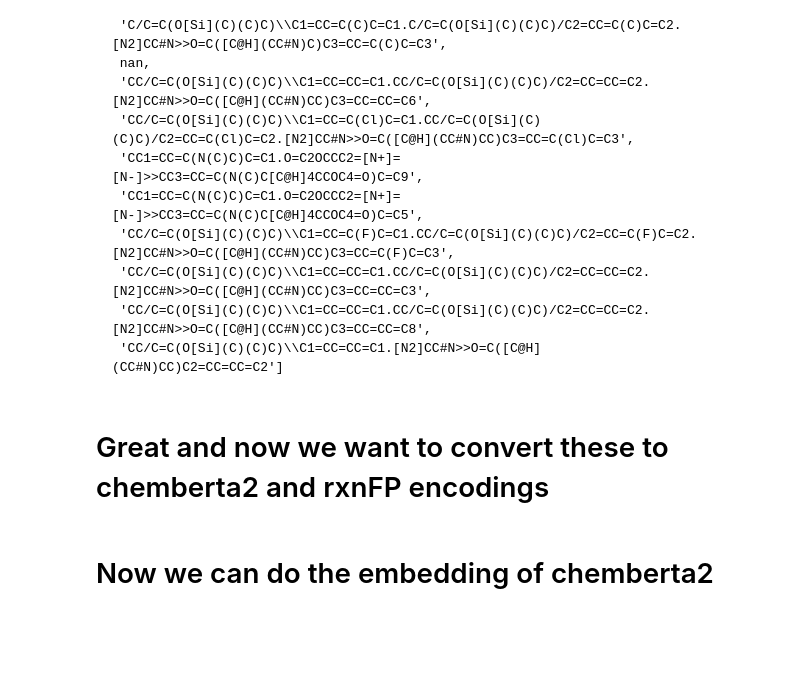
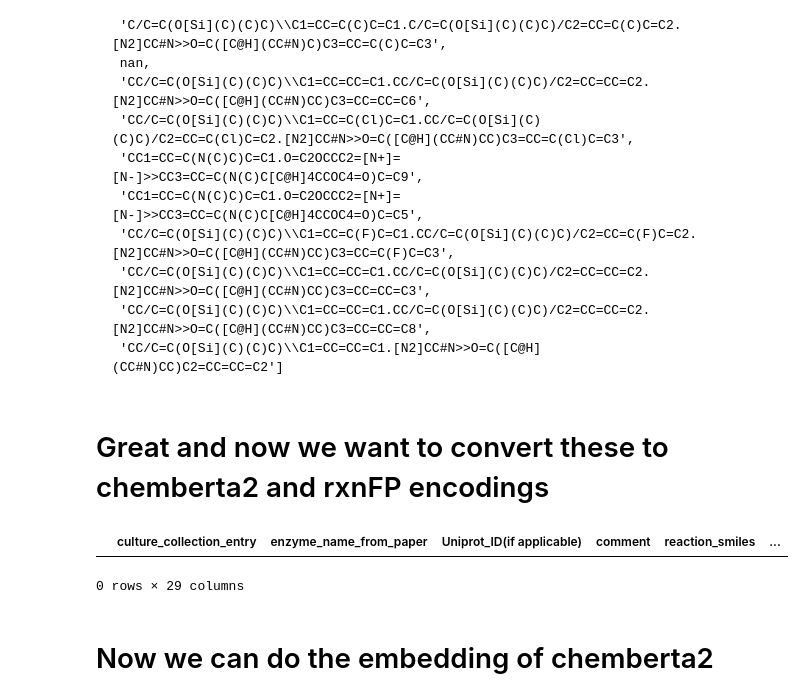
Before and after one commit to fhalab/EnzymeEngineeringDB, a Jupyter notebook: analysis/Reactions_V1.ipynb, the cells around one changed output. Drawn from its saved outputs; the diff is of its cells as text; code cells hidden in the pictures; blank space fills up the shorter version.

Commit message:
Updated reactions

```diff
--- a/analysis/Reactions_V1.ipynb
+++ b/analysis/Reactions_V1.ipynb
@@ -156,6 +176,11 @@ for rxn in tqdm(df['reaction_smiles'].values):
         cannonical_reactions.append(cannonical_rxn)
         reaction_names.append(' + '.join([str(s) for s in substate_names]) + ' = ' + ' + '.join([str(p) for p in product_names]))
         errors.append(None)
+# %%
+df[df['cannonical_reactions'].isna()]
+# %% [output]
+|  | culture_collection_entry | enzyme_name_from_paper | Uniprot_ID(if applicable) | comment | reaction_smiles | ... |
+0 rows × 29 columns
 # %%
 df['cannonical_reactions'] = cannonical_reactions
 df['named_reactions'] = reaction_names
```
Also changed, not shown: parts of 7 cells of this notebook, 2 other files.
